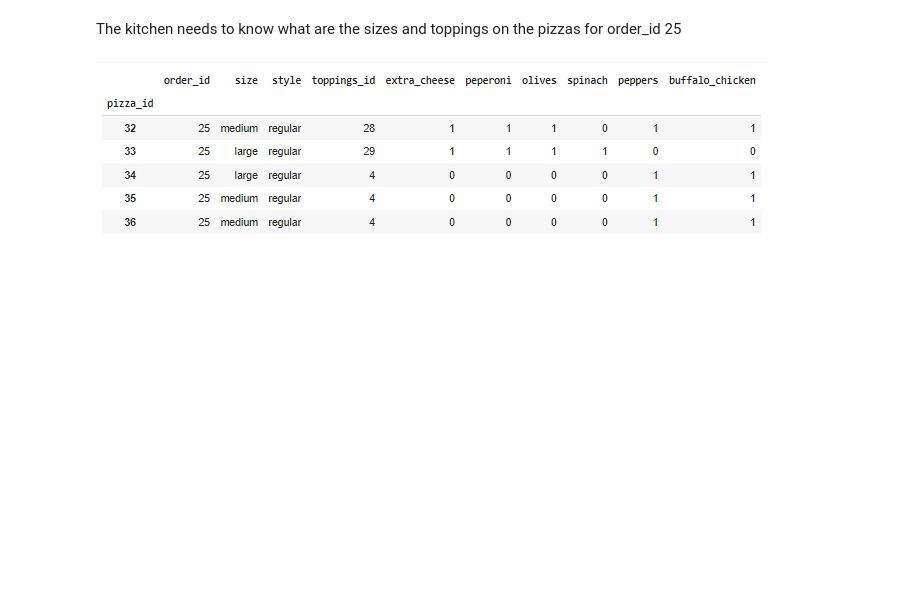
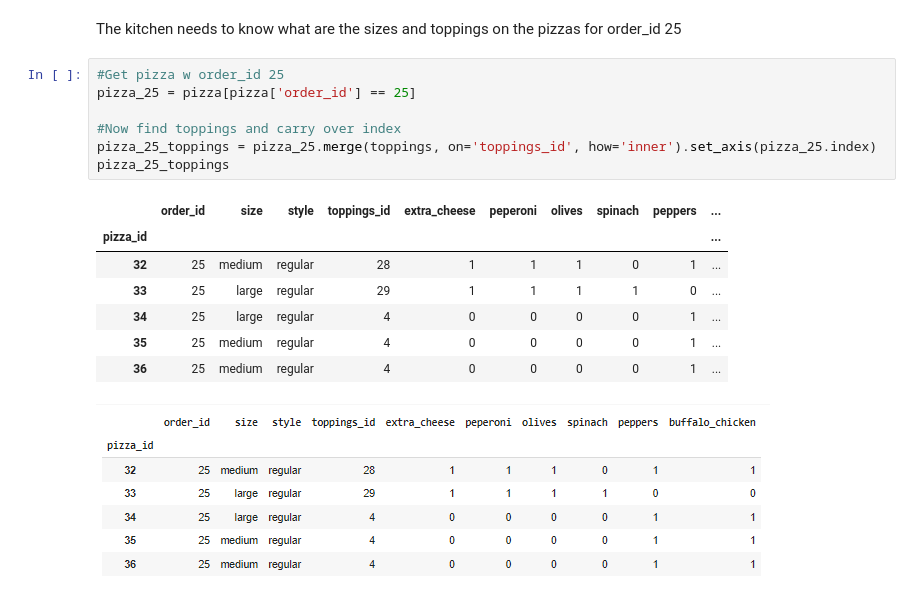
Before and after one commit to Tylervodden98/Pizza-Data-Cleaning, a Jupyter notebook: PandasPizzeria.ipynb, the cells around one changed output. Drawn from its saved outputs; the diff is of its cells as text; blank space fills up the shorter version.

```diff
--- a/PandasPizzeria.ipynb
+++ b/PandasPizzeria.ipynb
@@ -165,6 +265,21 @@ We are removing stuffed crust from our menu and need to issue a refund to any cu
 ![image.png](embedded-picture-1)
 # %% [markdown]
 The kitchen needs to know what are the sizes and toppings on the pizzas  for order_id 25
+# %%
+#Get pizza w order_id 25
+pizza_25 = pizza[pizza['order_id'] == 25]
+
+#Now find toppings and carry over index
+pizza_25_toppings = pizza_25.merge(toppings, on='toppings_id', how='inner').set_axis(pizza_25.index)
+pizza_25_toppings
+# %% [output]
+|  | order_id | size | style | toppings_id | extra_cheese | peperoni | olives | spinach | peppers | ... |
+| pizza_id |  |  |  |  |  |  |  |  |  | ... |
+| 32 | 25 | medium | regular | 28 | 1 | 1 | 1 | 0 | 1 | ... |
+| 33 | 25 | large | regular | 29 | 1 | 1 | 1 | 1 | 0 | ... |
+| 34 | 25 | large | regular | 4 | 0 | 0 | 0 | 0 | 1 | ... |
+| 35 | 25 | medium | regular | 4 | 0 | 0 | 0 | 0 | 1 | ... |
+| 36 | 25 | medium | regular | 4 | 0 | 0 | 0 | 0 | 1 | ... |
 # %% [markdown]
 ![image.png](embedded-picture-1)
 # %% [markdown]
```
Also changed, not shown: parts of 3 cells of this notebook.
